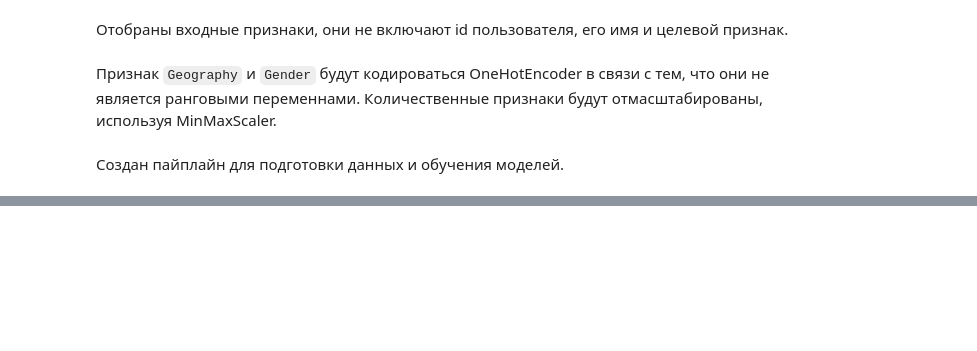
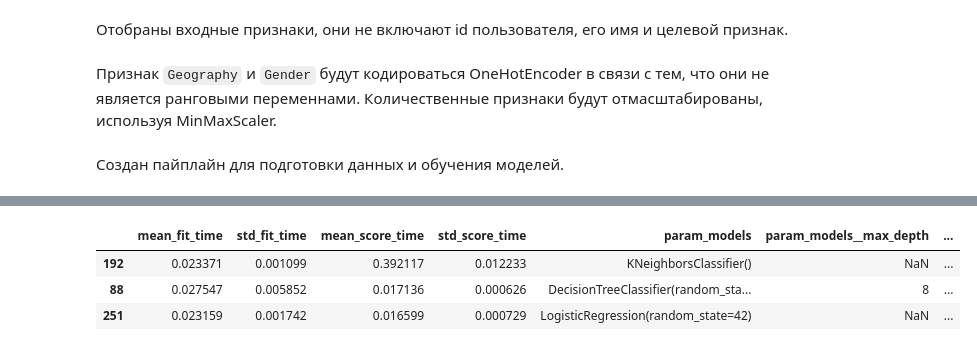
Before and after one commit to serguntsov/webbee_predict_customer_churn, a Jupyter notebook: pred_customer_churn.ipynb, the cells around one changed output, grey strips where cells are left out. Drawn from its saved outputs; the diff is of its cells as text; code cells hidden in the pictures; blank space fills up the shorter version.

```diff
--- a/pred_customer_churn.ipynb
+++ b/pred_customer_churn.ipynb
@@ -51,6 +51,8 @@ import matplotlib.pyplot as plt
 import seaborn as sns
 import os.path
 import phik
+import shap
+import warnings
 
 from sklearn.pipeline import Pipeline
 from sklearn.compose import ColumnTransformer
@@ -61,15 +63,21 @@ from sklearn.linear_model import LogisticRegression
 from sklearn.svm import SVC
 from sklearn.neighbors import KNeighborsClassifier
 from sklearn.tree import DecisionTreeClassifier
+from sklearn.ensemble import GradientBoostingClassifier
 
-from sklearn.model_selection import GridSearchCV
+from sklearn.model_selection import GridSearchCV, train_test_split
 from optuna.integration import OptunaSearchCV
-from optuna import distributions
+from optuna.distributions import CategoricalDistribution, IntDistribution, FloatDistribution
 from optuna import Trial
 
 from sklearn.metrics import roc_curve, f1_score, r2_score
 
+from tqdm.auto import tqdm
+from functools import partial
+
 RANDOM_STATE = 42
+warnings.filterwarnings("ignore")
+pd.options.display.max_columns = 30
 # %%
 # Информация о таблице, наличие пропусков
 def get_dataset(path, sep):
@@ -422,7 +436,7 @@ param_grid= [
      'models__min_samples_split': range(2,7)},
 
     {'models': [KNeighborsClassifier()],
-     'models__n_neighbors': range(10, 100, 5)},
+     'models__n_neighbors': range(10, 50)},
 
     {'models': [LogisticRegression(random_state=RANDOM_STATE)],
      'models__penalty': ['l1', 'l2', 'elasticnet', None],
@@ -429,0 +474,8 @@ param_grid= [
+# %%
+res_pipe = pd.DataFrame(grid_cv.cv_results_).sort_values('mean_test_roc_auc_score', ascending=False).drop('params', axis=1)
+res_pipe[~res_pipe.duplicated(subset=['param_models'])]
+# %% [output]
+|  | mean_fit_time | std_fit_time | mean_score_time | std_score_time | param_models | param_models__max_depth | ... |
+| 192 | 0.023371 | 0.001099 | 0.392117 | 0.012233 | KNeighborsClassifier() | NaN | ... |
+| 88 | 0.027547 | 0.005852 | 0.017136 | 0.000626 | DecisionTreeClassifier(random_sta... | 8 | ... |
+| 251 | 0.023159 | 0.001742 | 0.016599 | 0.000729 | LogisticRegression(random_state=42) | NaN | ... |
```
Also changed, not shown: parts of 20 cells of this notebook.
